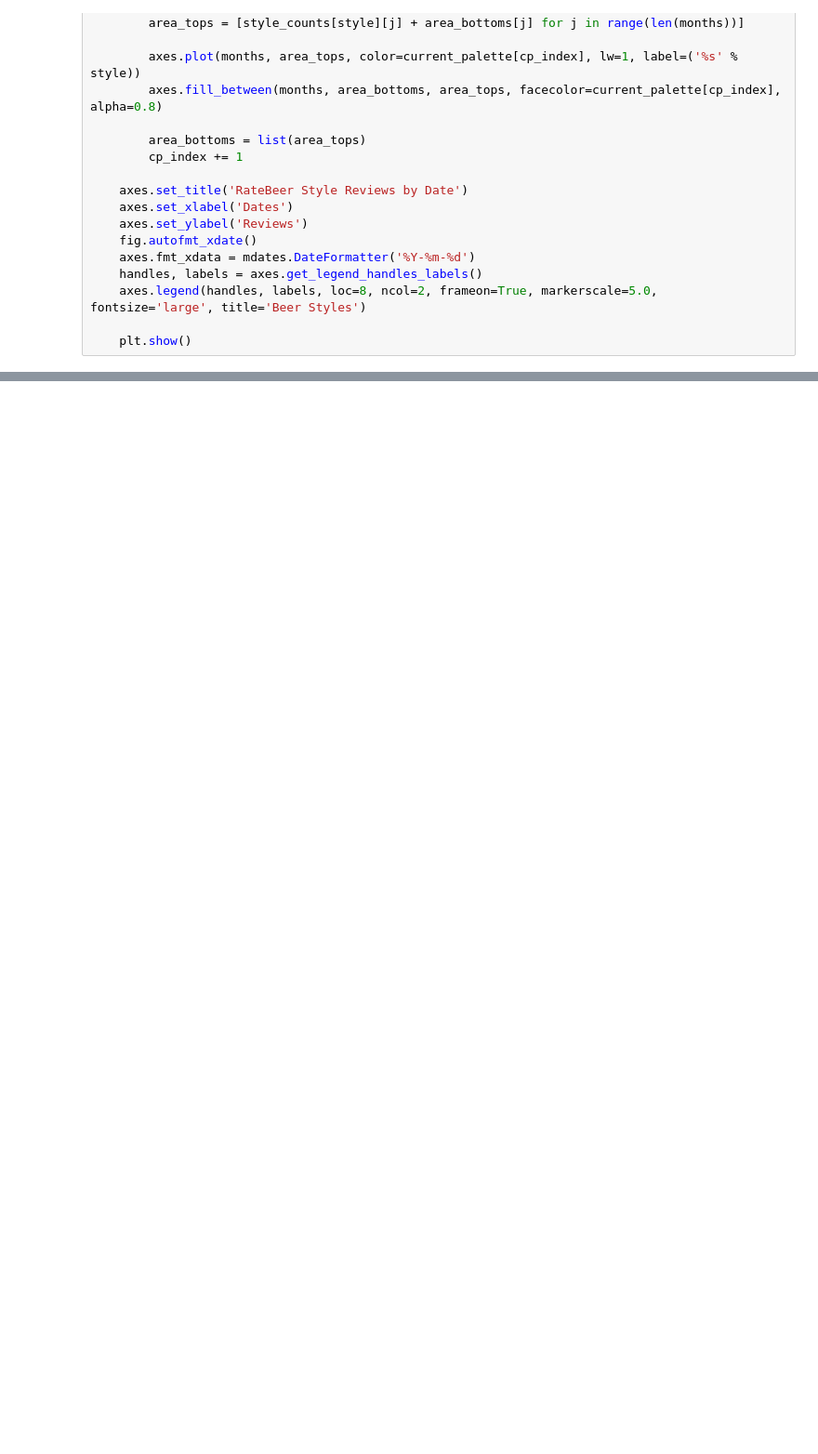
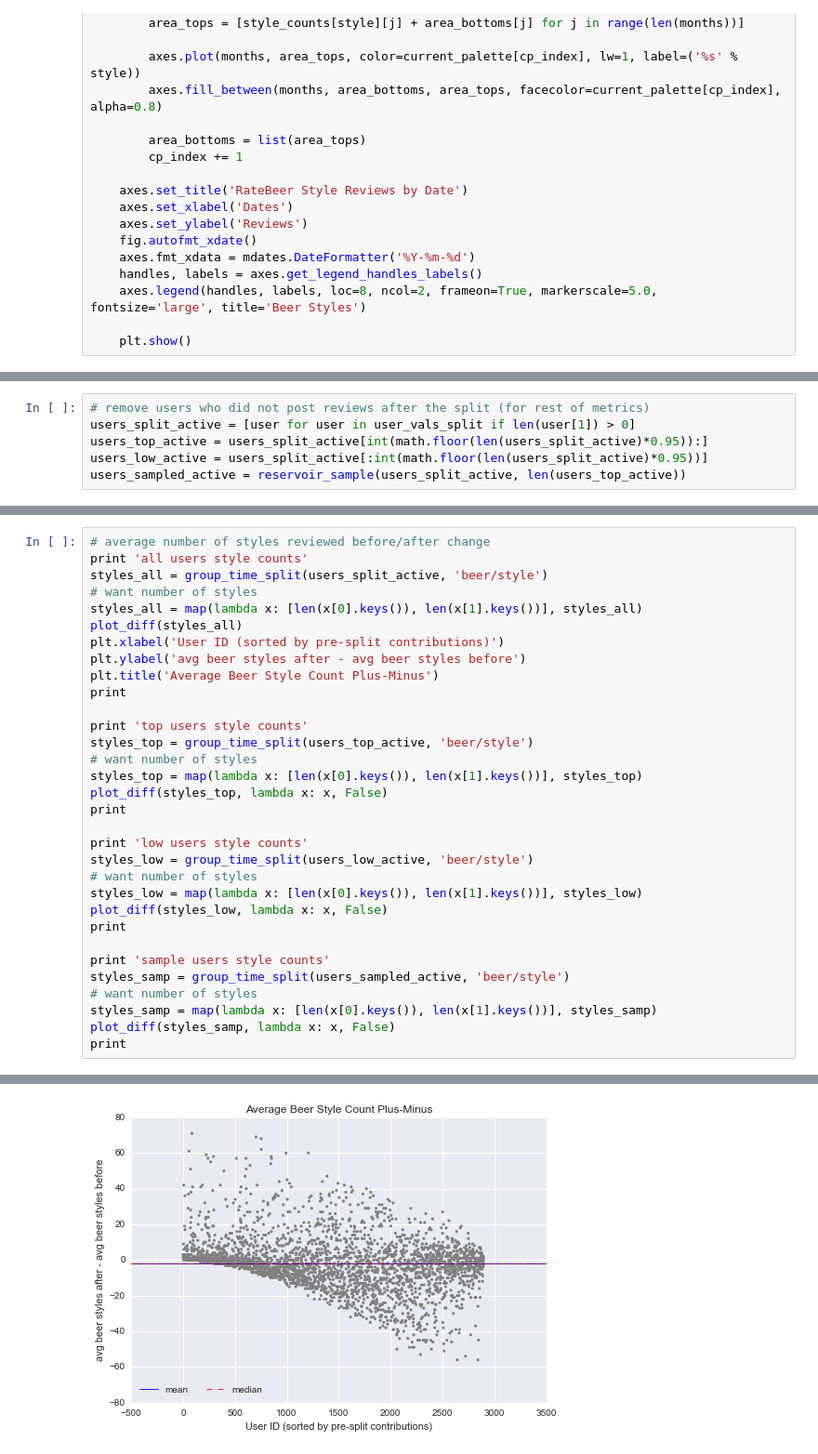
Before and after one commit to seanjh/data-analysis-CM, a Jupyter notebook: BeerDataAnalysis.ipynb, the cells around one changed output, grey strips where cells are left out. Shown at 93% size. Saved outputs shown, nothing was run; the diff lists cells and outputs as text; blank space fills up the shorter version.

```diff
--- a/BeerDataAnalysis.ipynb
+++ b/BeerDataAnalysis.ipynb
@@ -382,0 +727,6 @@ h = HTML(''.join(styles_html)); h
+# %%
+# remove users who did not post reviews after the split (for rest of metrics)
+users_split_active = [user for user in user_vals_split if len(user[1]) > 0]
+users_top_active = users_split_active[int(math.floor(len(users_split_active)*0.95)):]
+users_low_active = users_split_active[:int(math.floor(len(users_split_active)*0.95))]
+users_sampled_active = reservoir_sample(users_split_active, len(users_top_active))
@@ -382,0 +738,33 @@ h = HTML(''.join(styles_html)); h
+# %%
+# average number of styles reviewed before/after change
+print 'all users style counts'
+styles_all = group_time_split(users_split_active, 'beer/style')
+# want number of styles
+styles_all = map(lambda x: [len(x[0].keys()), len(x[1].keys())], styles_all)
+plot_diff(styles_all)
+plt.xlabel('User ID (sorted by pre-split contributions)')
+plt.ylabel('avg beer styles after - avg beer styles before')
+plt.title('Average Beer Style Count Plus-Minus')
+print
+
+print 'top users style counts'
+styles_top = group_time_split(users_top_active, 'beer/style')
+# want number of styles
+styles_top = map(lambda x: [len(x[0].keys()), len(x[1].keys())], styles_top)
+plot_diff(styles_top, lambda x: x, False)
+print
+
+print 'low users style counts'
+styles_low = group_time_split(users_low_active, 'beer/style')
+# want number of styles
+styles_low = map(lambda x: [len(x[0].keys()), len(x[1].keys())], styles_low)
+plot_diff(styles_low, lambda x: x, False)
+print
+
+print 'sample users style counts'
+styles_samp = group_time_split(users_sampled_active, 'beer/style')
+# want number of styles
+styles_samp = map(lambda x: [len(x[0].keys()), len(x[1].keys())], styles_samp)
+plot_diff(styles_samp, lambda x: x, False)
+print
+# %% [output]
@@ -382,0 +790 @@ h = HTML(''.join(styles_html)); h
+[figure, added]
```
Also changed, not shown: parts of 52 cells of this notebook, 1 other file.
